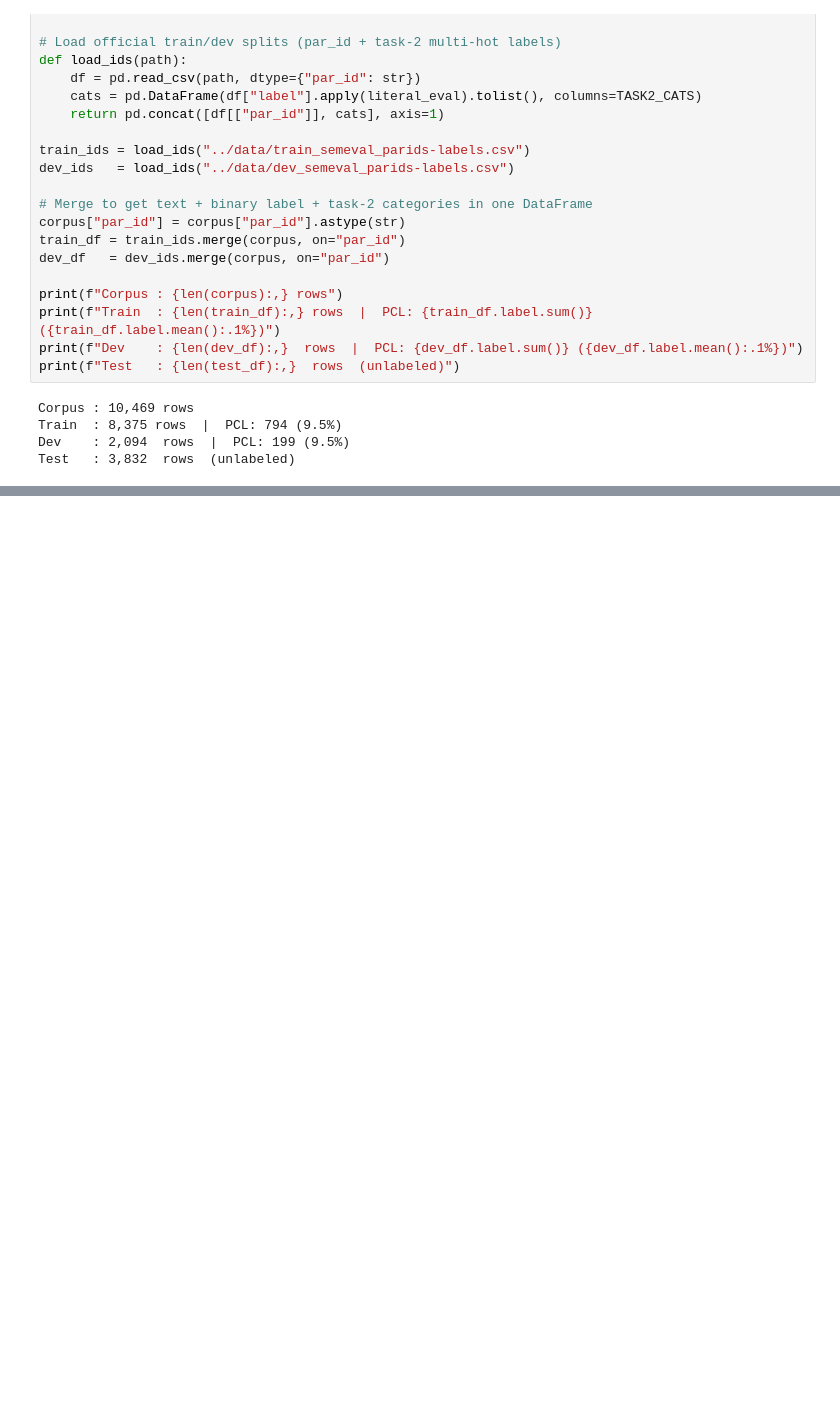
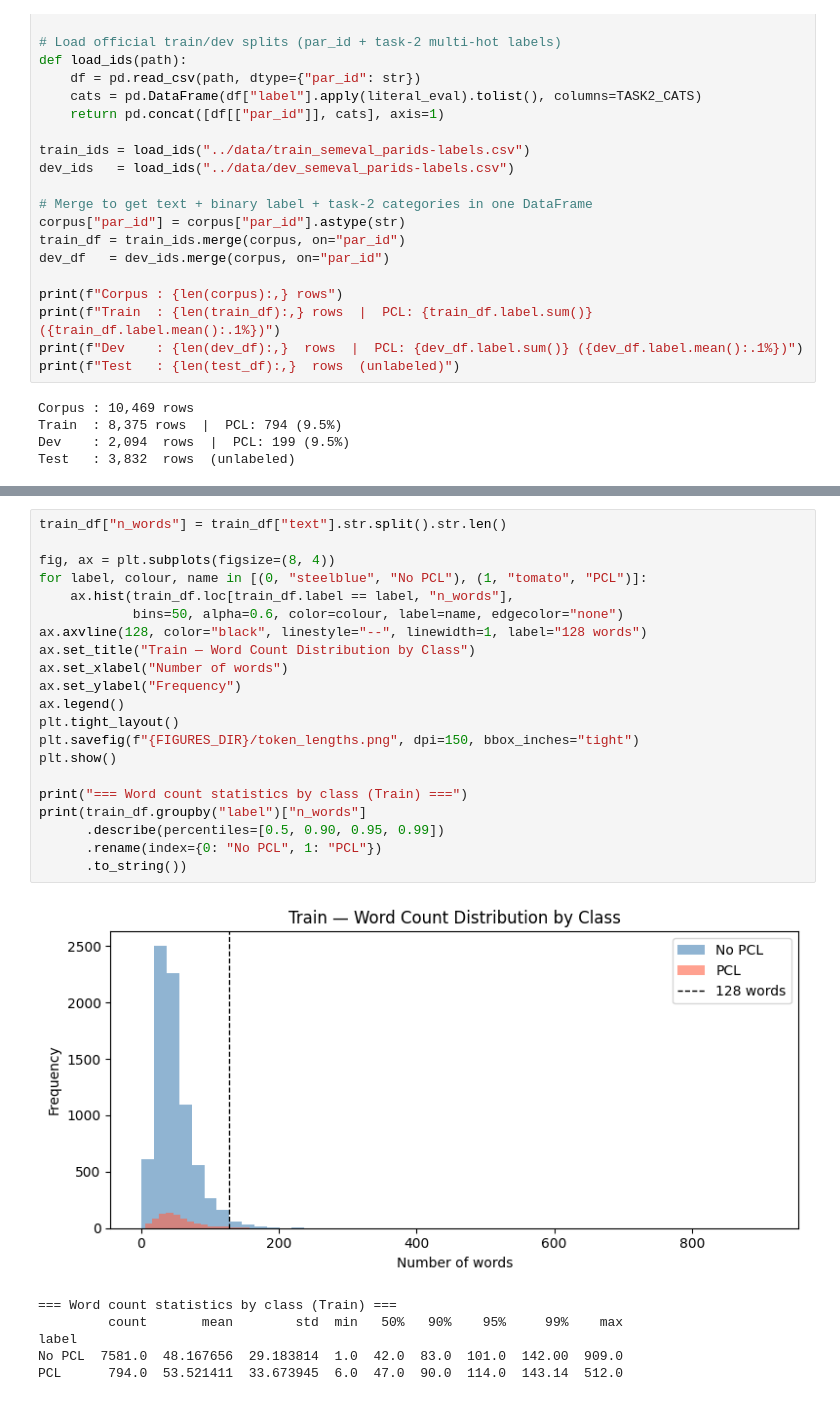
Before and after one commit to darius024/pcl-classifier, a Jupyter notebook: notebooks/eda.ipynb, the cells around one changed output, grey strips where cells are left out. Saved outputs shown, nothing was run; the diff lists cells and outputs as text; blank space fills up the shorter version.

Commit message:
feat: perform basic statistical profiling

```diff
--- a/notebooks/eda.ipynb
+++ b/notebooks/eda.ipynb
@@ -143,0 +183,28 @@ Test   : 3,832  rows  (unlabeled)
+# %%
+train_df["n_words"] = train_df["text"].str.split().str.len()
+
+fig, ax = plt.subplots(figsize=(8, 4))
+for label, colour, name in [(0, "steelblue", "No PCL"), (1, "tomato", "PCL")]:
+    ax.hist(train_df.loc[train_df.label == label, "n_words"],
+            bins=50, alpha=0.6, color=colour, label=name, edgecolor="none")
+ax.axvline(128, color="black", linestyle="--", linewidth=1, label="128 words")
+ax.set_title("Train — Word Count Distribution by Class")
+ax.set_xlabel("Number of words")
+ax.set_ylabel("Frequency")
+ax.legend()
+plt.tight_layout()
+plt.savefig(f"{FIGURES_DIR}/token_lengths.png", dpi=150, bbox_inches="tight")
+plt.show()
+
+print("=== Word count statistics by class (Train) ===")
+print(train_df.groupby("label")["n_words"]
+      .describe(percentiles=[0.5, 0.90, 0.95, 0.99])
+      .rename(index={0: "No PCL", 1: "PCL"})
+      .to_string())
+# %% [output]
+[figure, added]
+=== Word count statistics by class (Train) ===
+         count       mean        std  min   50%   90%    95%     99%    max
+label
+No PCL  7581.0  48.167656  29.183814  1.0  42.0  83.0  101.0  142.00  909.0
+PCL      794.0  53.521411  33.673945  6.0  47.0  90.0  114.0  143.14  512.0
```
Also changed, not shown: parts of 5 cells of this notebook, 2 other files.
